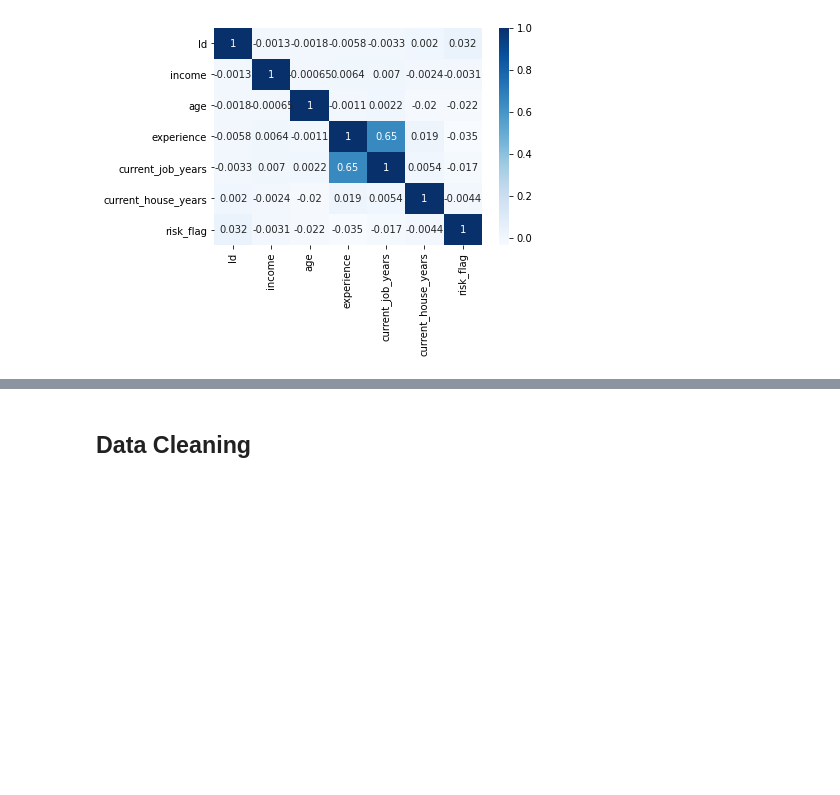
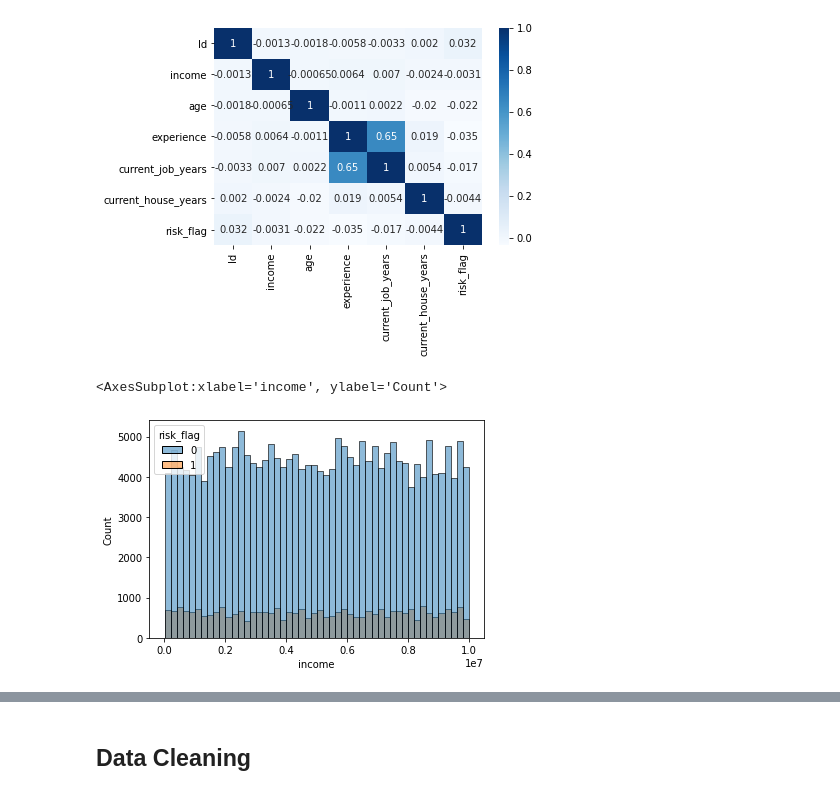
Before and after one commit to rachit-0032/binary_classification, a Jupyter notebook: submission.ipynb, the cells around one changed output, grey strips where cells are left out. Saved outputs shown, nothing was run; the diff lists cells and outputs as text; code cells hidden in the pictures; blank space fills up the shorter version.

```diff
--- a/submission.ipynb
+++ b/submission.ipynb
@@ -129,3 +145,8 @@ sns.heatmap(data_corr, annot=True, cmap='Blues')
 # %% [output]
 <AxesSubplot:>
 [figure]
+# %%
+sns.histplot(data=data_train, x='income', hue='risk_flag', bins=50)
+# %% [output]
+<AxesSubplot:xlabel='income', ylabel='Count'>
+[figure, added]
```
Also changed, not shown: parts of 35 cells of this notebook, 1 other file.
